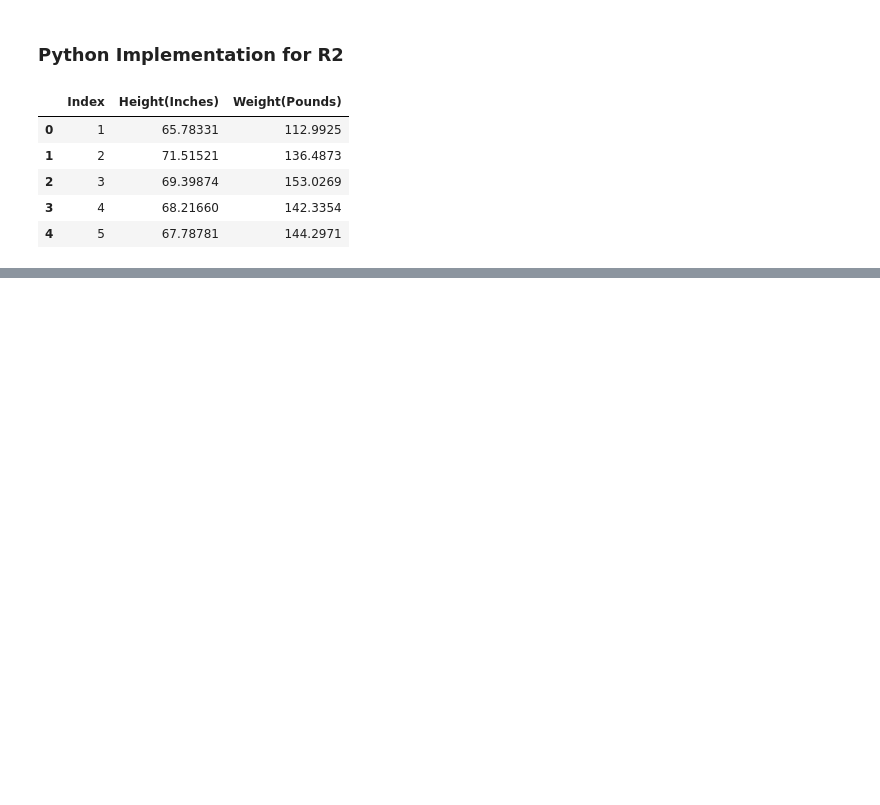
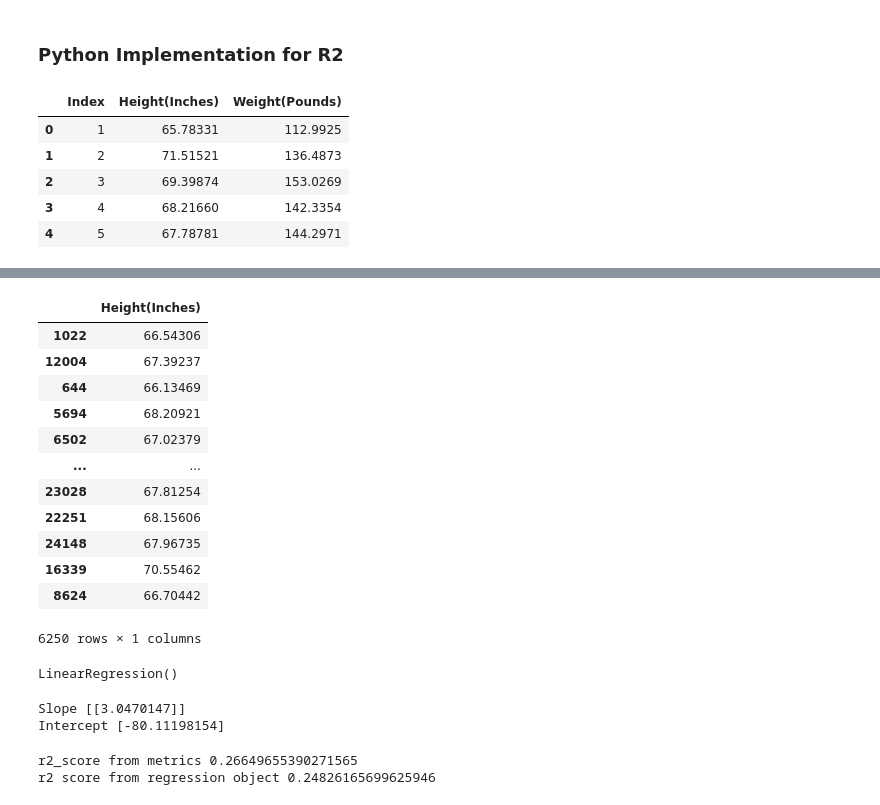
Before and after one commit to HappySK/practice-ml, a Jupyter notebook: Regression/linear_regression.ipynb, the cells around one changed output, grey strips where cells are left out. Saved outputs shown, nothing was run; the diff lists cells and outputs as text; code cells hidden in the pictures; blank space fills up the shorter version.

Commit message:
Create Linear Regression Model

```diff
--- a/Regression/linear_regression.ipynb
+++ b/Regression/linear_regression.ipynb
@@ -138,0 +142,29 @@ plt.plot(hnw["Height(Inches)"], hnw["Weight(Pounds)"], )
+# %%
+hnw_reg = LinearRegression()
+X_train, Y_train, x_test, y_test = train_test_split(hnw[["Height(Inches)"]], hnw[["Weight(Pounds)"]])
+# %%
+Y_train
+# %% [output]
+|  | Height(Inches) |
+| 1022 | 66.54306 |
+| 12004 | 67.39237 |
+| 644 | 66.13469 |
+| 5694 | 68.20921 |
+| 6502 | 67.02379 |
+| ... | ... |
+| 23028 | 67.81254 |
+| 22251 | 68.15606 |
+| 24148 | 67.96735 |
+| 16339 | 70.55462 |
+| 8624 | 66.70442 |
+6250 rows × 1 columns
+# %%
+hnw_reg.fit(X_train, x_test)
+# %% [output]
+LinearRegression()
+# %%
+print("Slope", hnw_reg.coef_)
+print("Intercept", hnw_reg.intercept_)
+# %% [output]
+Slope [[3.0470147]]
+Intercept [-80.11198154]
@@ -138,0 +173,6 @@ plt.plot(hnw["Height(Inches)"], hnw["Weight(Pounds)"], )
+# %%
+print("r2_score from metrics", r2_score(y_test, y_pred))
+print("r2 score from regression object", hnw_reg.score(X_train, x_test))
+# %% [output]
+r2_score from metrics 0.26649655390271565
+r2 score from regression object 0.24826165699625946
```
Also changed, not shown: parts of 6 cells of this notebook.
